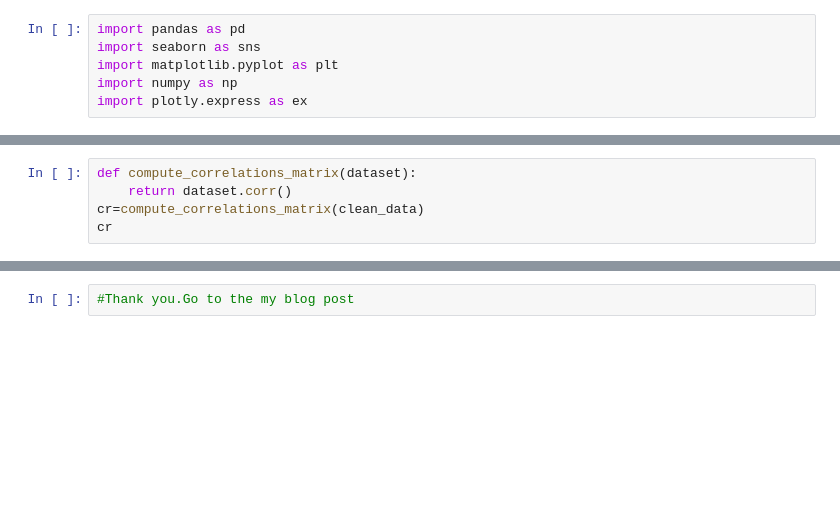
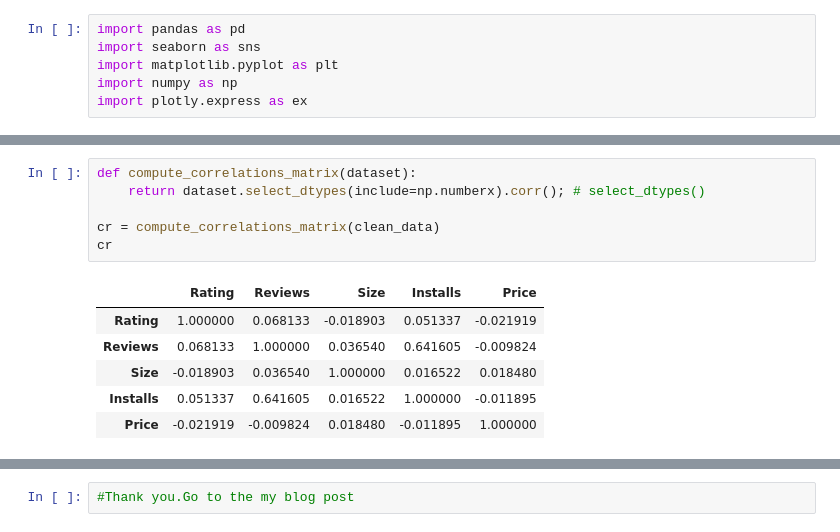
Before and after one commit to abdullaabdukulov/02-Data-Science-My-Mobapp-Studio-, a Jupyter notebook: my_mobapp_studio.ipynb, the cells around one changed output, grey strips where cells are left out. Cells and saved outputs as stored; diff of their text form; blank space fills up the shorter version.

```diff
--- a/my_mobapp_studio.ipynb
+++ b/my_mobapp_studio.ipynb
@@ -122,8 +192,16 @@ clean_data
 # %%
 def compute_correlations_matrix(dataset):
-    return dataset.corr()
-cr=compute_correlations_matrix(clean_data)
+    return dataset.select_dtypes(include=np.numberx).corr(); # select_dtypes()
+
+cr = compute_correlations_matrix(clean_data)
 cr
+# %% [output]
+|  | Rating | Reviews | Size | Installs | Price |
+| Rating | 1.000000 | 0.068133 | -0.018903 | 0.051337 | -0.021919 |
+| Reviews | 0.068133 | 1.000000 | 0.036540 | 0.641605 | -0.009824 |
+| Size | -0.018903 | 0.036540 | 1.000000 | 0.016522 | 0.018480 |
+| Installs | 0.051337 | 0.641605 | 0.016522 | 1.000000 | -0.011895 |
+| Price | -0.021919 | -0.009824 | 0.018480 | -0.011895 | 1.000000 |
 # %%
 plt.figure(figsize=(20,10))
 sns.heatmap(cr, annot = True)
```
Also changed, not shown: parts of 15 cells of this notebook, 1 other file.
